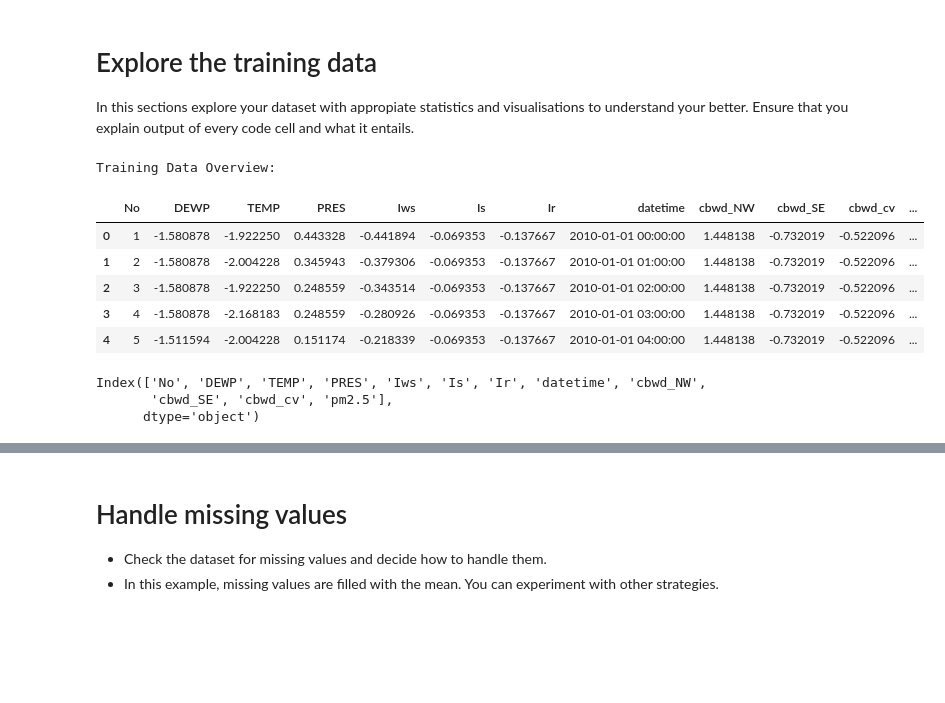
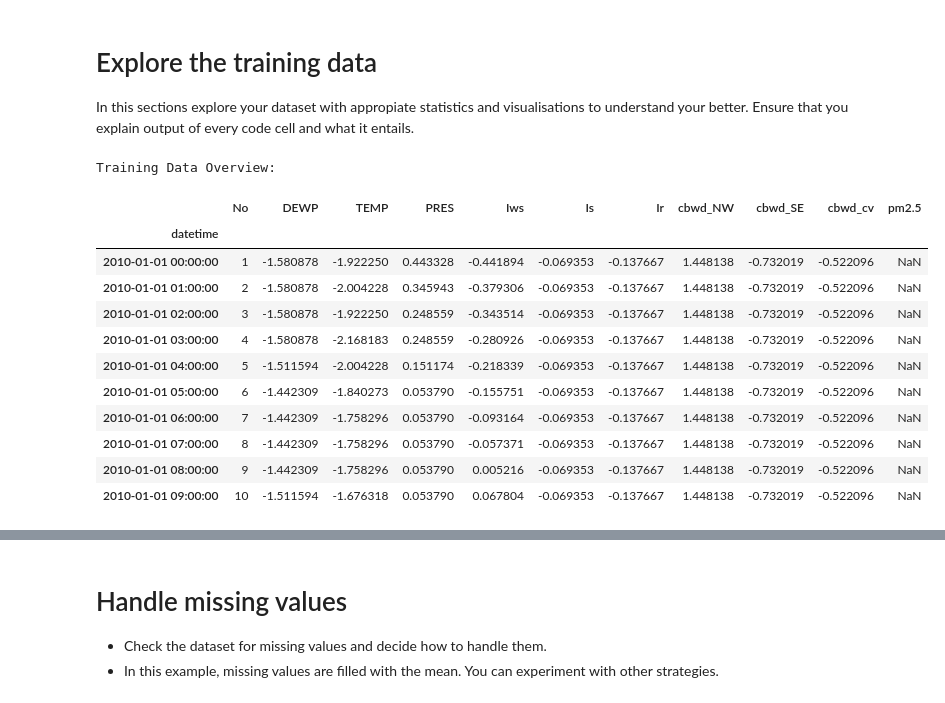
Before and after one commit to Gakwaya011/Time-Series-Forecasting, a Jupyter notebook: air_quality_forecasting_starter_code.ipynb, the cells around one changed output, grey strips where cells are left out. Cells and saved outputs as stored; diff of their text form; code cells hidden in the pictures; blank space fills up the shorter version.

```diff
--- a/air_quality_forecasting_starter_code.ipynb
+++ b/air_quality_forecasting_starter_code.ipynb
@@ -12,8 +15,6 @@ from sklearn.preprocessing import MinMaxScaler
 # %%
-# cell2
-# Load the datasets
-train = pd.read_csv('Data/train.csv')
-test = pd.read_csv('Data/test .csv')
+train = pd.read_csv('Data/train.csv', parse_dates=['datetime'], index_col='datetime')
+test = pd.read_csv('Data/test .csv', parse_dates=['datetime'], index_col='datetime')
 # %% [markdown]
 # Explore the training data
 
@@ -21,20 +22,19 @@ In this sections explore your dataset with appropiate statistics and visualisati
 # %%
 # cell 3
 # Inspecting the first few rows of the dataset to understand its structure.
 print("Training Data Overview:")
-train.head()
+train.head(10)
 # %% [output]
 Training Data Overview:
-|  | No | DEWP | TEMP | PRES | Iws | Is | Ir | datetime | cbwd_NW | cbwd_SE | cbwd_cv | ... |
-| 0 | 1 | -1.580878 | -1.922250 | 0.443328 | -0.441894 | -0.069353 | -0.137667 | 2010-01-01 00:00:00 | 1.448138 | -0.732019 | -0.522096 | ... |
-| 1 | 2 | -1.580878 | -2.004228 | 0.345943 | -0.379306 | -0.069353 | -0.137667 | 2010-01-01 01:00:00 | 1.448138 | -0.732019 | -0.522096 | ... |
-| 2 | 3 | -1.580878 | -1.922250 | 0.248559 | -0.343514 | -0.069353 | -0.137667 | 2010-01-01 02:00:00 | 1.448138 | -0.732019 | -0.522096 | ... |
-| 3 | 4 | -1.580878 | -2.168183 | 0.248559 | -0.280926 | -0.069353 | -0.137667 | 2010-01-01 03:00:00 | 1.448138 | -0.732019 | -0.522096 | ... |
-| 4 | 5 | -1.511594 | -2.004228 | 0.151174 | -0.218339 | -0.069353 | -0.137667 | 2010-01-01 04:00:00 | 1.448138 | -0.732019 | -0.522096 | ... |
+|  | No | DEWP | TEMP | PRES | Iws | Is | Ir | cbwd_NW | cbwd_SE | cbwd_cv | pm2.5 |
+| datetime |  |  |  |  |  |  |  |  |  |  |  |
+| 2010-01-01 00:00:00 | 1 | -1.580878 | -1.922250 | 0.443328 | -0.441894 | -0.069353 | -0.137667 | 1.448138 | -0.732019 | -0.522096 | NaN |
+| 2010-01-01 01:00:00 | 2 | -1.580878 | -2.004228 | 0.345943 | -0.379306 | -0.069353 | -0.137667 | 1.448138 | -0.732019 | -0.522096 | NaN |
+| 2010-01-01 02:00:00 | 3 | -1.580878 | -1.922250 | 0.248559 | -0.343514 | -0.069353 | -0.137667 | 1.448138 | -0.732019 | -0.522096 | NaN |
+| 2010-01-01 03:00:00 | 4 | -1.580878 | -2.168183 | 0.248559 | -0.280926 | -0.069353 | -0.137667 | 1.448138 | -0.732019 | -0.522096 | NaN |
+| 2010-01-01 04:00:00 | 5 | -1.511594 | -2.004228 | 0.151174 | -0.218339 | -0.069353 | -0.137667 | 1.448138 | -0.732019 | -0.522096 | NaN |
+| 2010-01-01 05:00:00 | 6 | -1.442309 | -1.840273 | 0.053790 | -0.155751 | -0.069353 | -0.137667 | 1.448138 | -0.732019 | -0.522096 | NaN |
+| 2010-01-01 06:00:00 | 7 | -1.442309 | -1.758296 | 0.053790 | -0.093164 | -0.069353 | -0.137667 | 1.448138 | -0.732019 | -0.522096 | NaN |
+| 2010-01-01 07:00:00 | 8 | -1.442309 | -1.758296 | 0.053790 | -0.057371 | -0.069353 | -0.137667 | 1.448138 | -0.732019 | -0.522096 | NaN |
+| 2010-01-01 08:00:00 | 9 | -1.442309 | -1.758296 | 0.053790 | 0.005216 | -0.069353 | -0.137667 | 1.448138 | -0.732019 | -0.522096 | NaN |
+| 2010-01-01 09:00:00 | 10 | -1.511594 | -1.676318 | 0.053790 | 0.067804 | -0.069353 | -0.137667 | 1.448138 | -0.732019 | -0.522096 | NaN |
-# %%
-# cell 4
-train.columns
-# %% [output]
-Index(['No', 'DEWP', 'TEMP', 'PRES', 'Iws', 'Is', 'Ir', 'datetime', 'cbwd_NW',
-       'cbwd_SE', 'cbwd_cv', 'pm2.5'],
-      dtype='object')
```
Also changed, not shown: parts of 26 cells of this notebook, 11 other files.
